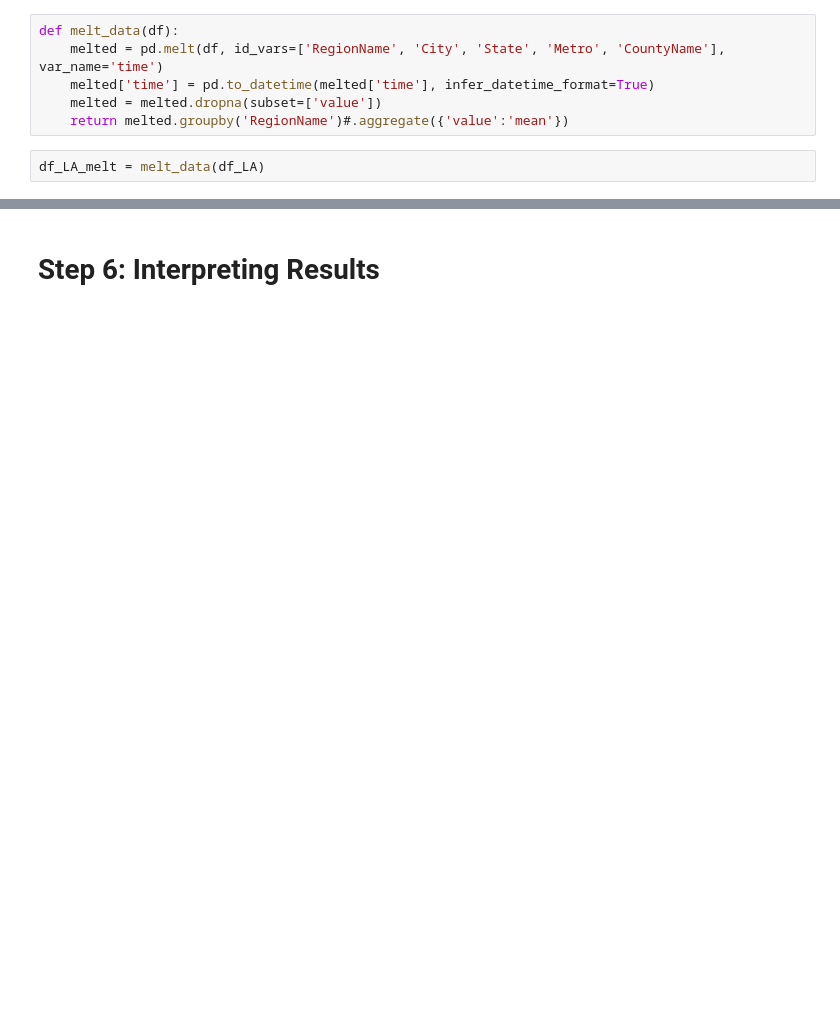
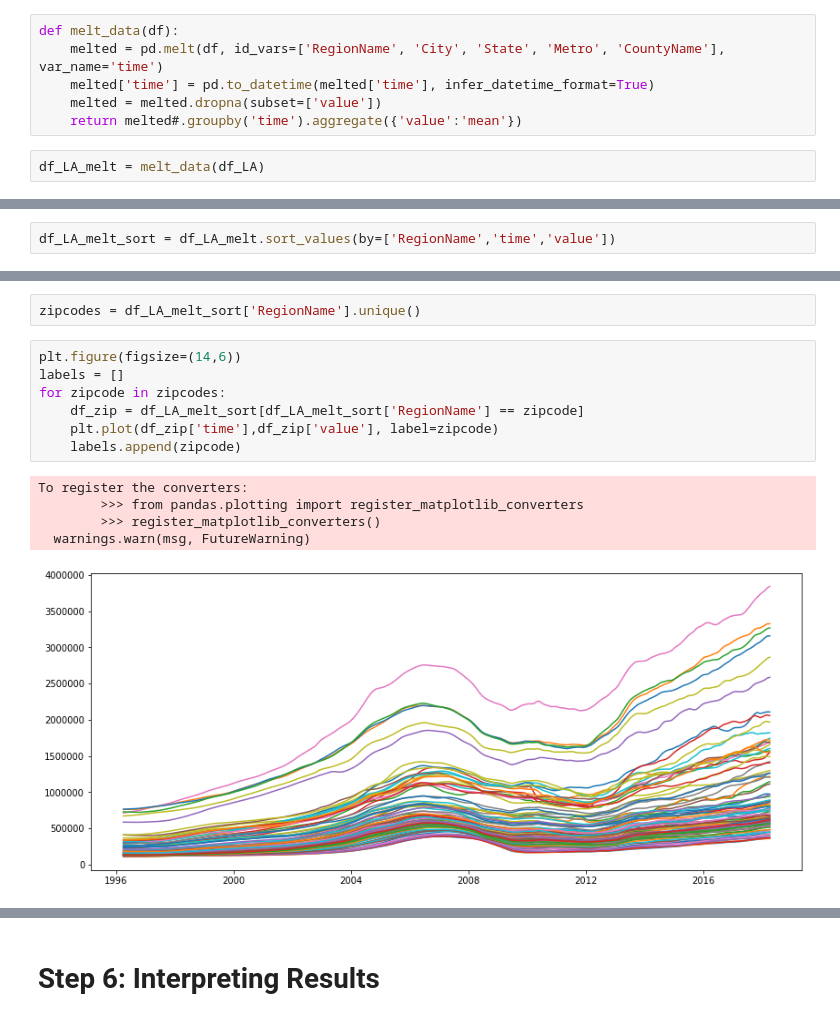
Before and after one commit to JessicaFB/Apple-vs-Android-Twitter-NLP, a Jupyter notebook: starter_notebook.ipynb, the cells around one changed output, grey strips where cells are left out. Cells and saved outputs as stored; diff of their text form; blank space fills up the shorter version.

```diff
--- a/starter_notebook.ipynb
+++ b/starter_notebook.ipynb
@@ -129,6 +129,6 @@ def melt_data(df):
     melted = pd.melt(df, id_vars=['RegionName', 'City', 'State', 'Metro', 'CountyName'], var_name='time')
     melted['time'] = pd.to_datetime(melted['time'], infer_datetime_format=True)
     melted = melted.dropna(subset=['value'])
-    return melted.groupby('RegionName')#.aggregate({'value':'mean'})
+    return melted#.groupby('time').aggregate({'value':'mean'})
 # %%
 df_LA_melt = melt_data(df_LA)
@@ -163,0 +135,2 @@ print(np.shape(df_LA_melt))
+# %%
+df_LA_melt_sort = df_LA_melt.sort_values(by=['RegionName','time','value'])
@@ -163,0 +165,15 @@ print(np.shape(df_LA_melt))
+# %%
+zipcodes = df_LA_melt_sort['RegionName'].unique()
+# %%
+plt.figure(figsize=(14,6))
+labels = []
+for zipcode in zipcodes:
+    df_zip = df_LA_melt_sort[df_LA_melt_sort['RegionName'] == zipcode]
+    plt.plot(df_zip['time'],df_zip['value'], label=zipcode)
+    labels.append(zipcode)
+# %% [output]
+To register the converters:
+        >>> from pandas.plotting import register_matplotlib_converters
+        >>> register_matplotlib_converters()
+  warnings.warn(msg, FutureWarning)
+[figure, added]
```
Also changed, not shown: parts of 14 cells of this notebook.
